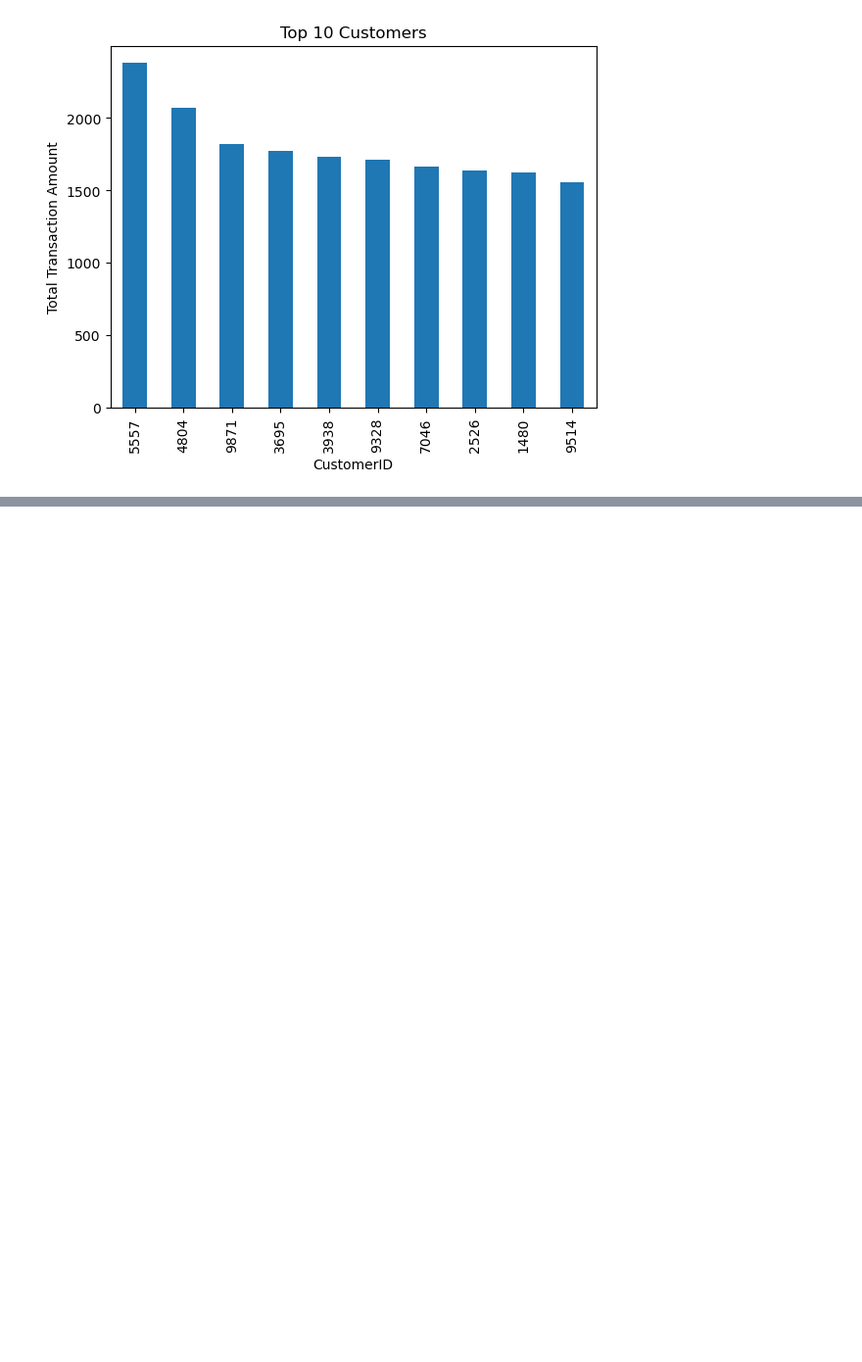
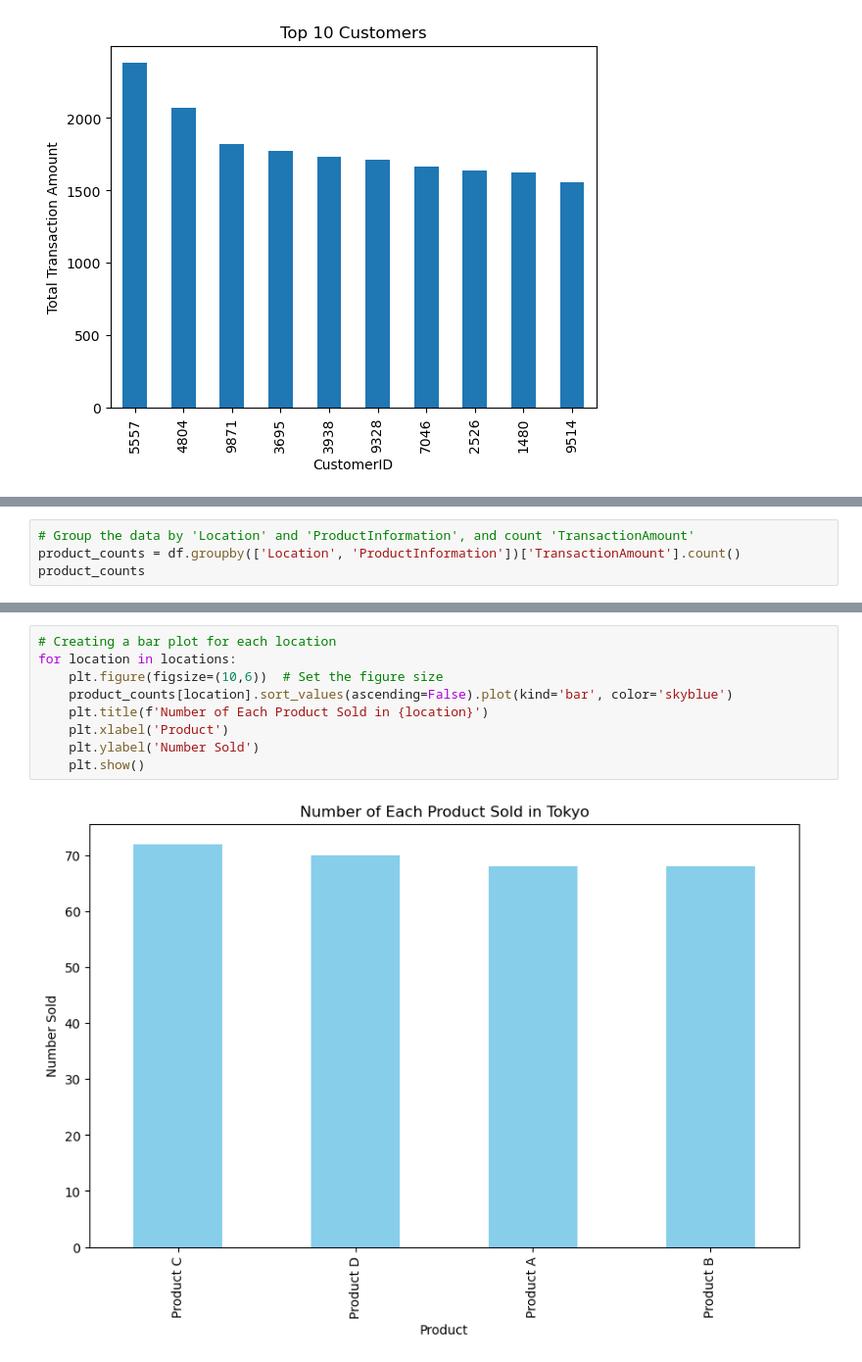
Before and after one commit to George-Mbugua/RFM-Analysis-Recency-Frequency-and-Monetary-Value-, a Jupyter notebook: Untitled-1.ipynb, the cells around one changed output, grey strips where cells are left out. Shown at 98% size. Drawn from its saved outputs; the diff is of its cells as text; blank space fills up the shorter version.

```diff
--- a/Untitled-1.ipynb
+++ b/Untitled-1.ipynb
@@ -228,0 +256,4 @@ plt.show()
+# %%
+# Group the data by 'Location' and 'ProductInformation', and count 'TransactionAmount'
+product_counts = df.groupby(['Location', 'ProductInformation'])['TransactionAmount'].count()
+product_counts
@@ -228,0 +279,11 @@ plt.show()
+# %%
+# Creating a bar plot for each location
+for location in locations:
+    plt.figure(figsize=(10,6))  # Set the figure size
+    product_counts[location].sort_values(ascending=False).plot(kind='bar', color='skyblue')
+    plt.title(f'Number of Each Product Sold in {location}')
+    plt.xlabel('Product')
+    plt.ylabel('Number Sold')
+    plt.show()
+# %% [output]
+[figure, added]
```
Also changed, not shown: parts of 11 cells of this notebook.
